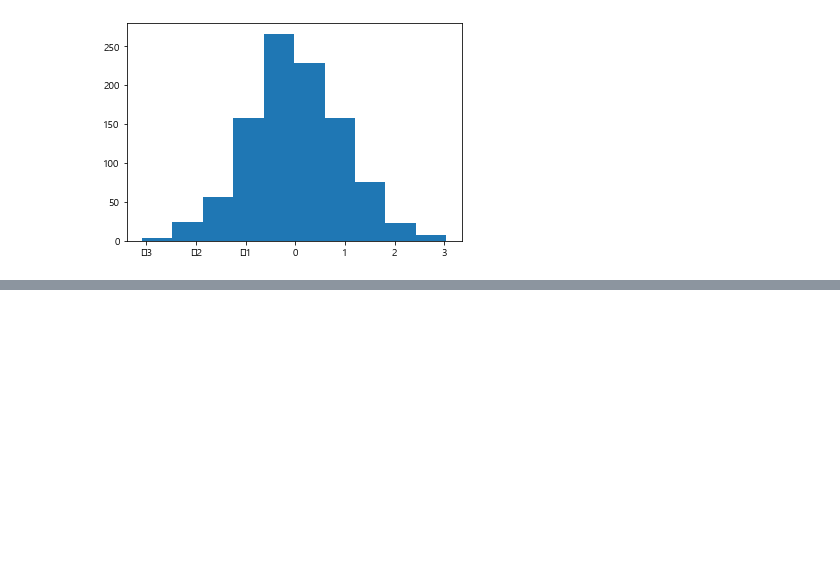
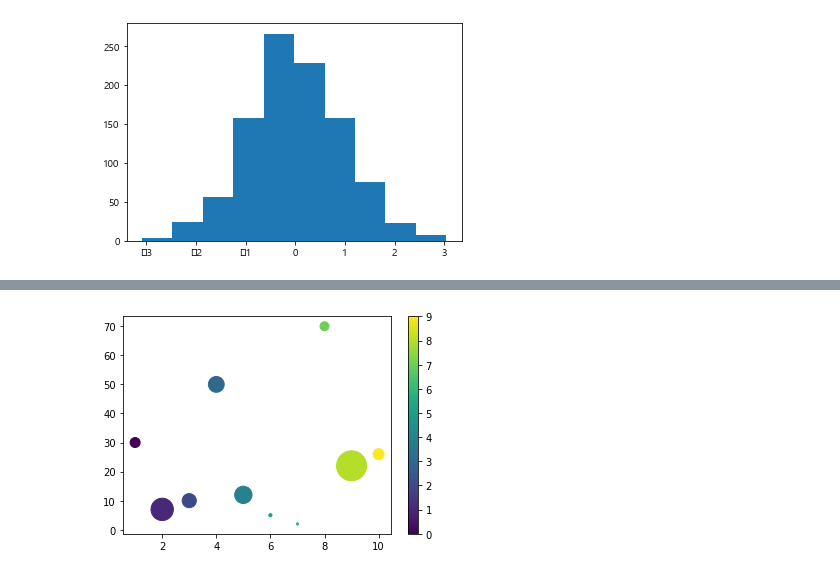
Before and after one commit to eunyeong1328/Study-Alone, a Jupyter notebook: python/BigData/NumpyPlot.ipynb, the cells around one changed output, grey strips where cells are left out. Saved outputs shown, nothing was run; the diff lists cells and outputs as text; code cells hidden in the pictures; blank space fills up the shorter version.

```diff
--- a/python/BigData/NumpyPlot.ipynb
+++ b/python/BigData/NumpyPlot.ipynb
@@ -721,0 +735,8 @@ plt.show()
+# %%
+import matplotlib.pyplot as plt
+%matplotlib inline
+plt.scatter([1,2,3,4,5,6,7,8,9,10],[30,7,10,50,12,5,2,70,22,26],s=[100,500,200,250,300,10,5,80,900,120],c=range(10))
+plt.colorbar() #색상바를 나타냄
+plt.show()
+# %% [output]
+[figure, added]
```
Also changed, not shown: parts of 25 cells of this notebook.
